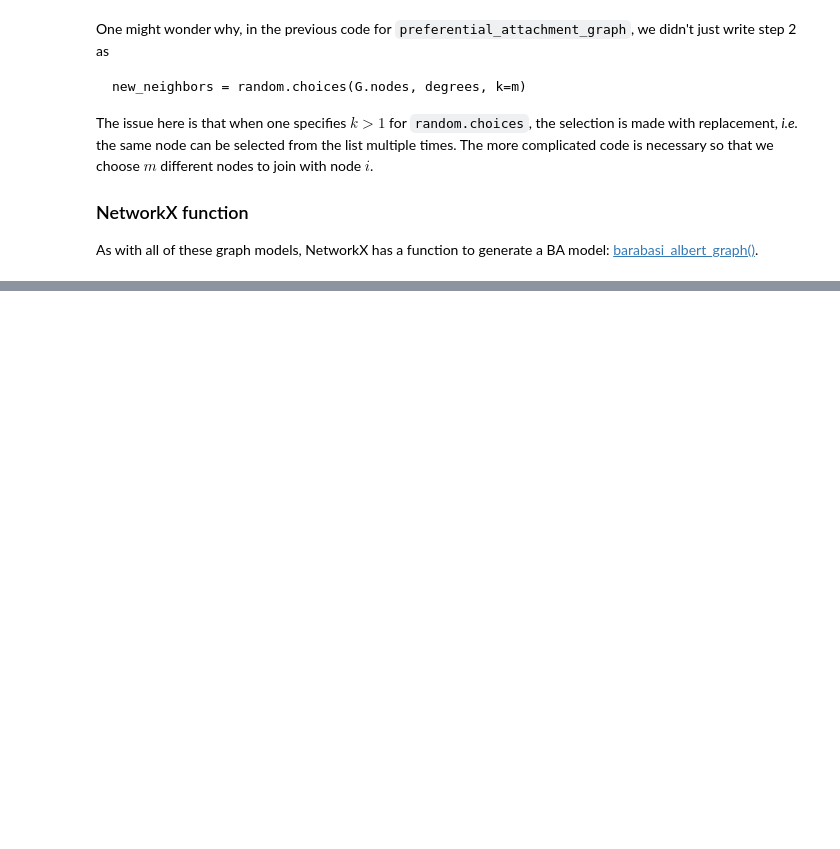
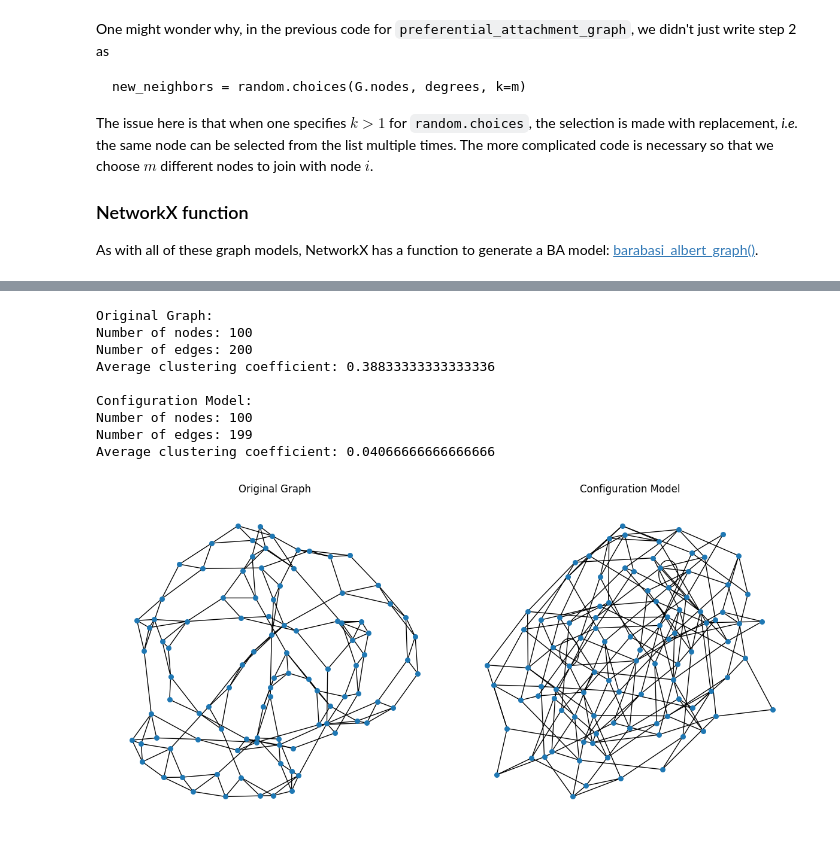
Before and after one commit to rschifan/avrc-2324, a Jupyter notebook: netsci/tutorials/src/04-network-models.ipynb, the cells around one changed output, grey strips where cells are left out. Cells and saved outputs as stored; diff of their text form; code cells hidden in the pictures; blank space fills up the shorter version.

```diff
--- a/netsci/tutorials/src/04-network-models.ipynb
+++ b/netsci/tutorials/src/04-network-models.ipynb
@@ -363,0 +467,55 @@ As with all of these graph models, NetworkX has a function to generate a BA mode
+# %%
+import networkx as nx
+import matplotlib.pyplot as plt
+
+# Create a Watts-Strogatz small-world graph
+n = 100  # Number of nodes
+k = 4    # Degree of each node
+p = 0.1  # Probability of rewiring
+G = nx.watts_strogatz_graph(n, k, p)
+
+# Extract the degree sequence from the graph
+degree_sequence = [d for n, d in G.degree()]
+
+# Generate the configuration model
+configuration_model = nx.configuration_model(degree_sequence)
+
+# Remove parallel edges
+configuration_model = nx.Graph(configuration_model)
+
+# Compare properties of the original graph and the configuration model
+print("Original Graph:")
+print("Number of nodes:", G.number_of_nodes())
+print("Number of edges:", G.number_of_edges())
+print("Average clustering coefficient:", nx.average_clustering(G))
+print()
+
+print("Configuration Model:")
+print("Number of nodes:", configuration_model.number_of_nodes())
+print("Number of edges:", configuration_model.number_of_edges())
+print("Average clustering coefficient:", nx.average_clustering(configuration_model))
+print()
+
+# Plot the original graph and the configuration model
+plt.figure(figsize=(12, 6))
+
+plt.subplot(121)
+nx.draw(G, with_labels=False, node_size=30)
+plt.title("Original Graph")
+
+plt.subplot(122)
+nx.draw(configuration_model, with_labels=False, node_size=30)
+plt.title("Configuration Model")
+
+plt.tight_layout()
+# %% [output]
+Original Graph:
+Number of nodes: 100
+Number of edges: 200
+Average clustering coefficient: 0.38833333333333336
+
+Configuration Model:
+Number of nodes: 100
+Number of edges: 199
+Average clustering coefficient: 0.04066666666666666
+[figure, added]
```
Also changed, not shown: parts of 14 cells of this notebook, 13 other files.
